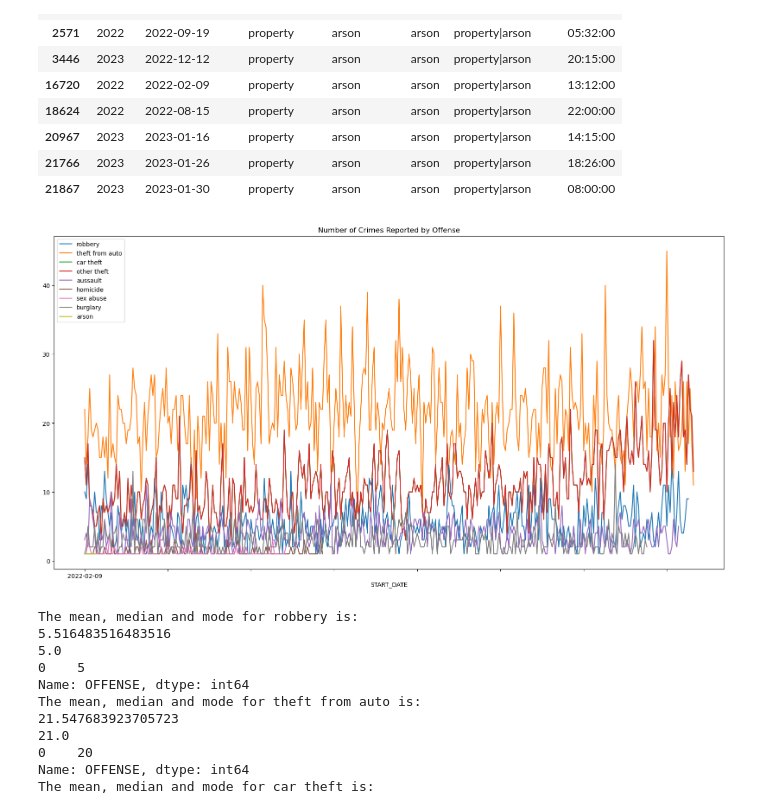
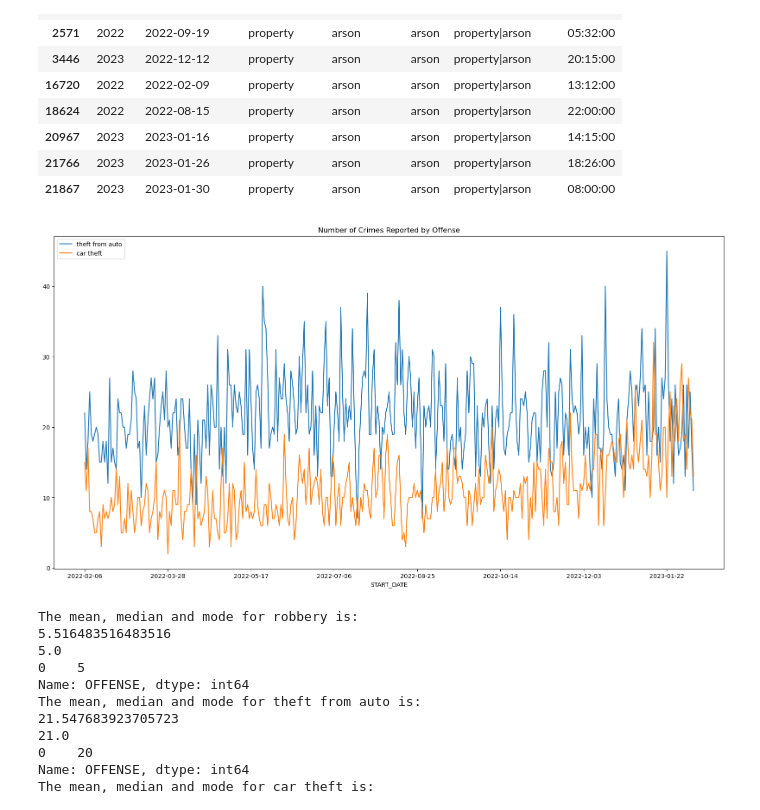
Before and after one commit to b-wild/Project_One_Group_2, a Jupyter notebook: DC_crime_analysis.ipynb, the cells around one changed output. Saved outputs shown, nothing was run; the diff lists cells and outputs as text; code cells hidden in the pictures.

Commit message:
added car theft chart

```diff
--- a/DC_crime_analysis.ipynb
+++ b/DC_crime_analysis.ipynb
@@ -95,21 +108,23 @@ arson
 # %%
 # plot lines
 # x = DC_crime.groupby('START_DATE').count()
-robbery.groupby('START_DATE').count()['OFFENSE'].plot(kind='line', figsize=(20,10), label = "robbery")
+# robbery.groupby('START_DATE').count()['OFFENSE'].plot(kind='line', figsize=(20,10), label = "robbery")
 theft_auto.groupby('START_DATE').count()['OFFENSE'].plot(kind='line', figsize=(20,10), label = "theft from auto")
 car_theft.groupby('START_DATE').count()['OFFENSE'].plot(kind='line', figsize=(20,10), label = "car theft")
-other_theft.groupby('START_DATE').count()['OFFENSE'].plot(kind='line', figsize=(20,10), label = "other theft")
-aussault.groupby('START_DATE').count()['OFFENSE'].plot(kind='line', figsize=(20,10), label = "aussault")
-homicide.groupby('START_DATE').count()['OFFENSE'].plot(kind='line', figsize=(20,10), label = "homicide")
-abuse.groupby('START_DATE').count()['OFFENSE'].plot(kind='line', figsize=(20,10), label = "sex abuse")
-burglary.groupby('START_DATE').count()['OFFENSE'].plot(kind='line', figsize=(20,10), label = "burglary")
-arson.groupby('START_DATE').count()['OFFENSE'].plot(kind='line', figsize=(20,10), label = "arson")
+# other_theft.groupby('START_DATE').count()['OFFENSE'].plot(kind='line', figsize=(20,10), label = "other theft")
+# aussault.groupby('START_DATE').count()['OFFENSE'].plot(kind='line', figsize=(20,10), label = "aussault")
+# homicide.groupby('START_DATE').count()['OFFENSE'].plot(kind='line', figsize=(20,10), label = "homicide")
+# abuse.groupby('START_DATE').count()['OFFENSE'].plot(kind='line', figsize=(20,10), label = "sex abuse")
+# burglary.groupby('START_DATE').count()['OFFENSE'].plot(kind='line', figsize=(20,10), label = "burglary")
+# arson.groupby('START_DATE').count()['OFFENSE'].plot(kind='line', figsize=(20,10), label = "arson")
 
 plt.title('Number of Crimes Reported by Offense')
 plt.legend()
+
+plt.savefig("output_crime_data/Number_of_Car_Crimes.png")
 plt.show()
 # %% [output]
-[figure, old version]
+[figure, new version]
 # %%
 # the mean/ median/ mode for each offense robbery, theft_auto, car_theft, other_theft, aussault, homicide, abuse, burglary, arson
 robbery_mean = (robbery.groupby('START_DATE')['OFFENSE'].count()).mean()
```
Also changed, not shown: parts of 2 cells of this notebook, 3 other files.
